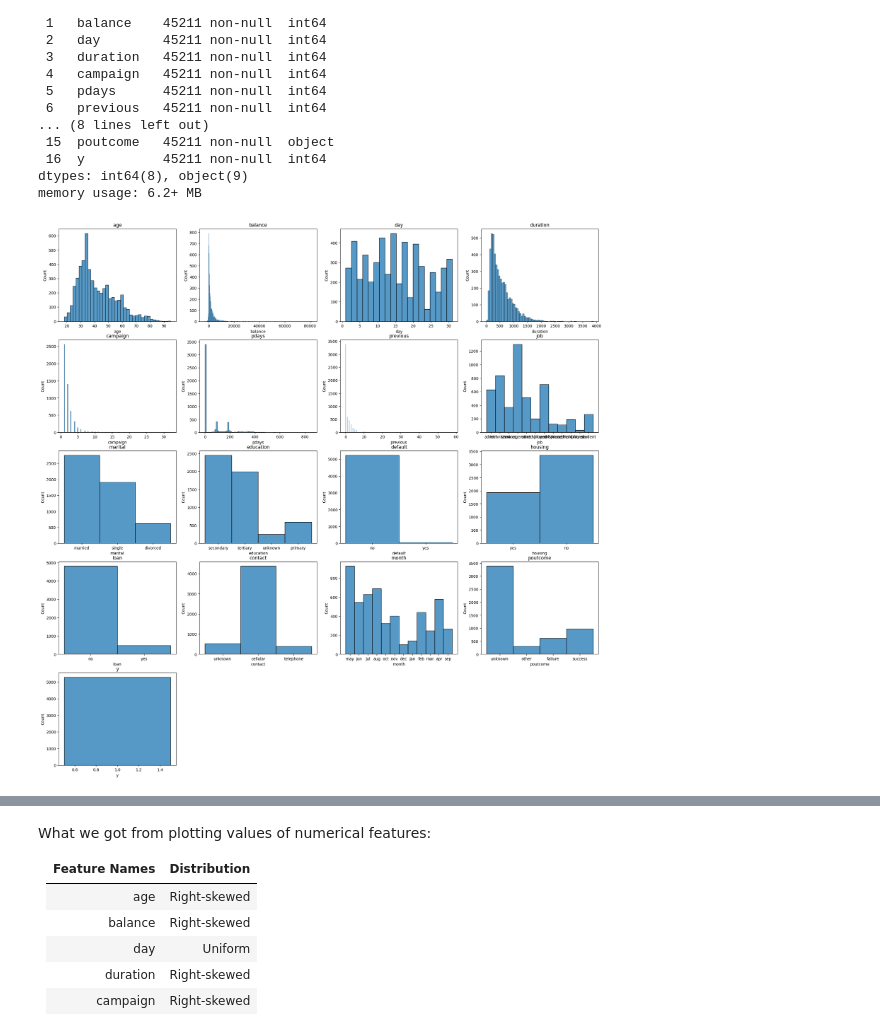
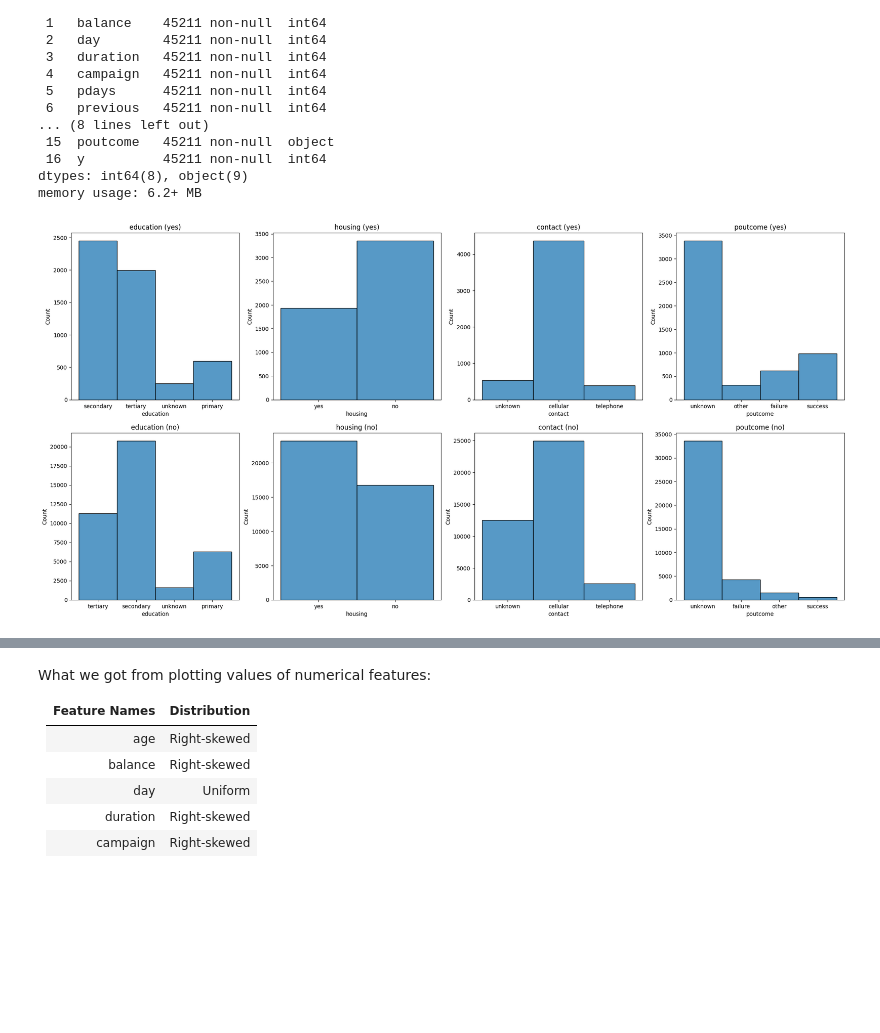
Before and after one commit to AthimetA/FRA503_HW_ML, a Jupyter notebook: HW2/HW2Bank.ipynb, the cells around one changed output, grey strips where cells are left out. Cells and saved outputs as stored; diff of their text form; code cells hidden in the pictures; blank space fills up the shorter version.

```diff
--- a/HW2/HW2Bank.ipynb
+++ b/HW2/HW2Bank.ipynb
@@ -194,10 +194,15 @@ profile = pp.ProfileReport(df, title="Bank Full Report")
 dfyes = df[df['y'] == 1]
 dfno = df[df['y'] == 0]
 # %%
+colToPlot = ['education', 'housing', 'contact', 'poutcome']
 plt.figure(figsize=(25,25))
-for idx, col in enumerate(dfyes.columns):
-    plt.subplot(5, 4, idx+1)
+for idx, col in enumerate(colToPlot):
+    plt.subplot(4, 4, idx+1)
     sns.histplot(dfyes[col], kde=False)
-    plt.title(col)
+    plt.title(col + ' (yes)')
+for idx, col in enumerate(colToPlot):
+    plt.subplot(4, 4, idx+len(colToPlot)+1)
+    sns.histplot(dfno[col], kde=False)
+    plt.title(col + ' (no)')
 # %% [output]
-[figure, old version]
+[figure, new version]
```
Also changed, not shown: parts of 8 cells of this notebook.
